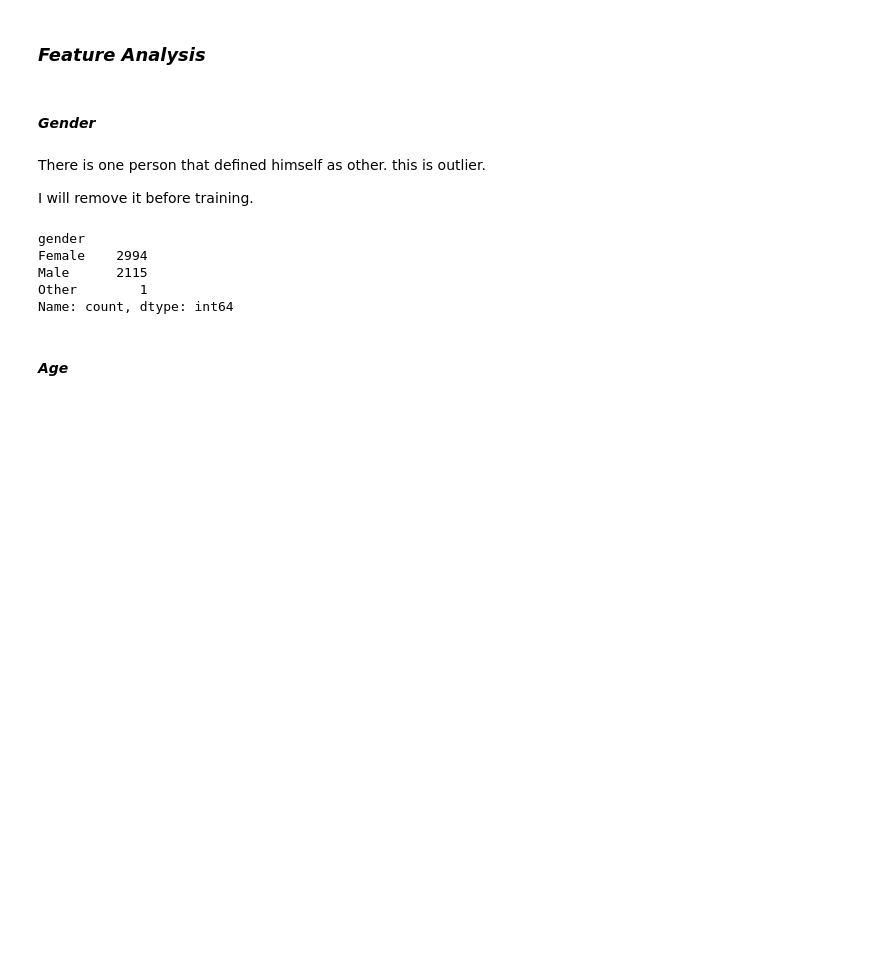
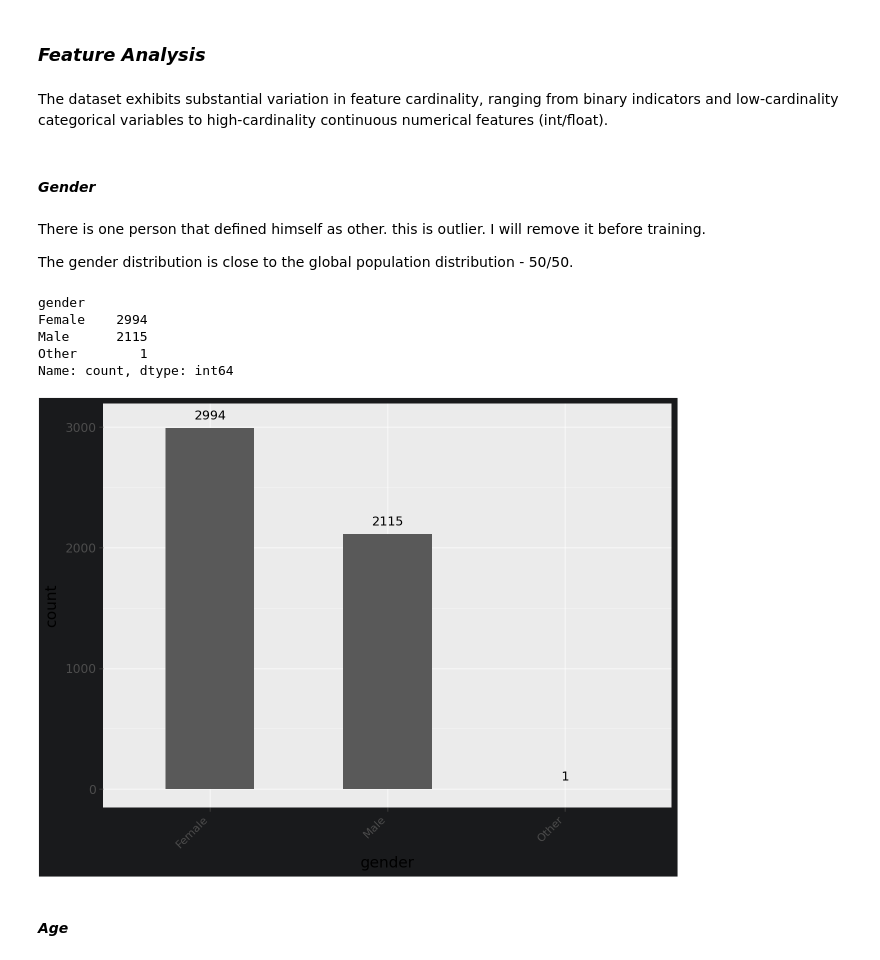
Before and after one commit to idowein/data-science-course-HIT, a Jupyter notebook: HW2/EDA_stroke_dataset.ipynb, the cells around one changed output. Saved outputs shown, nothing was run; the diff lists cells and outputs as text; code cells hidden in the pictures; blank space fills up the shorter version.

Commit message:
adding plots for few numerical values

```diff
--- a/HW2/EDA_stroke_dataset.ipynb
+++ b/HW2/EDA_stroke_dataset.ipynb
@@ -226,12 +228,15 @@ bmi_outliers_df.head()
 There are no BMI outliers
 # %% [markdown]
 ### *Feature Analysis*
+# %% [markdown]
+The dataset exhibits substantial variation in feature cardinality, ranging from binary indicators and low-cardinality categorical variables to high-cardinality continuous numerical features (int/float).
 # %% [markdown]
 #### *Gender*
 # %% [markdown]
 There is one person that defined himself as other. this is outlier.
+I will remove it before training.
 
-I will remove it before training.
+The gender distribution is close to the global population distribution - 50/50.
 # %%
 df["gender"].value_counts()
 # %% [output]
@@ -240,6 +245,21 @@ Female    2994
 Male      2115
 Other        1
 Name: count, dtype: int64
+# %%
+(
+    pln.ggplot(df, pln.aes(x="gender"))
+    + pln.geom_bar(width=0.5)
+    + pln.geom_text(
+        pln.aes(label="stat(count)"),  # מחשב ומציג את השכיחות אוטומטית
+        stat="count",
+        va="bottom",
+        nudge_y=50,
+        size=9,
+    )
+    + pln.theme(axis_text_x=pln.element_text(size=8, angle=45, hjust=1))
+)
+# %% [output]
+[figure, added]
 # %% [markdown]
 #### *Age*
 # %% [markdown]
```
Also changed, not shown: parts of 3 cells of this notebook.
